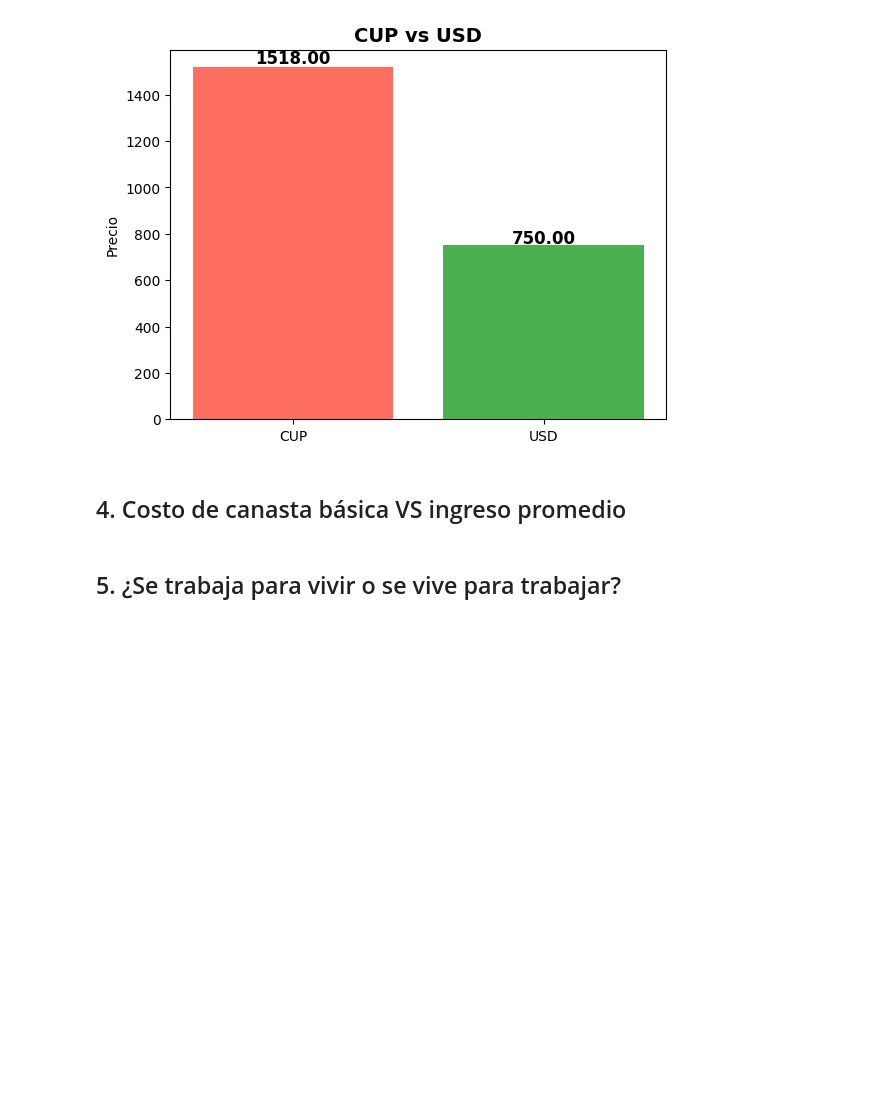
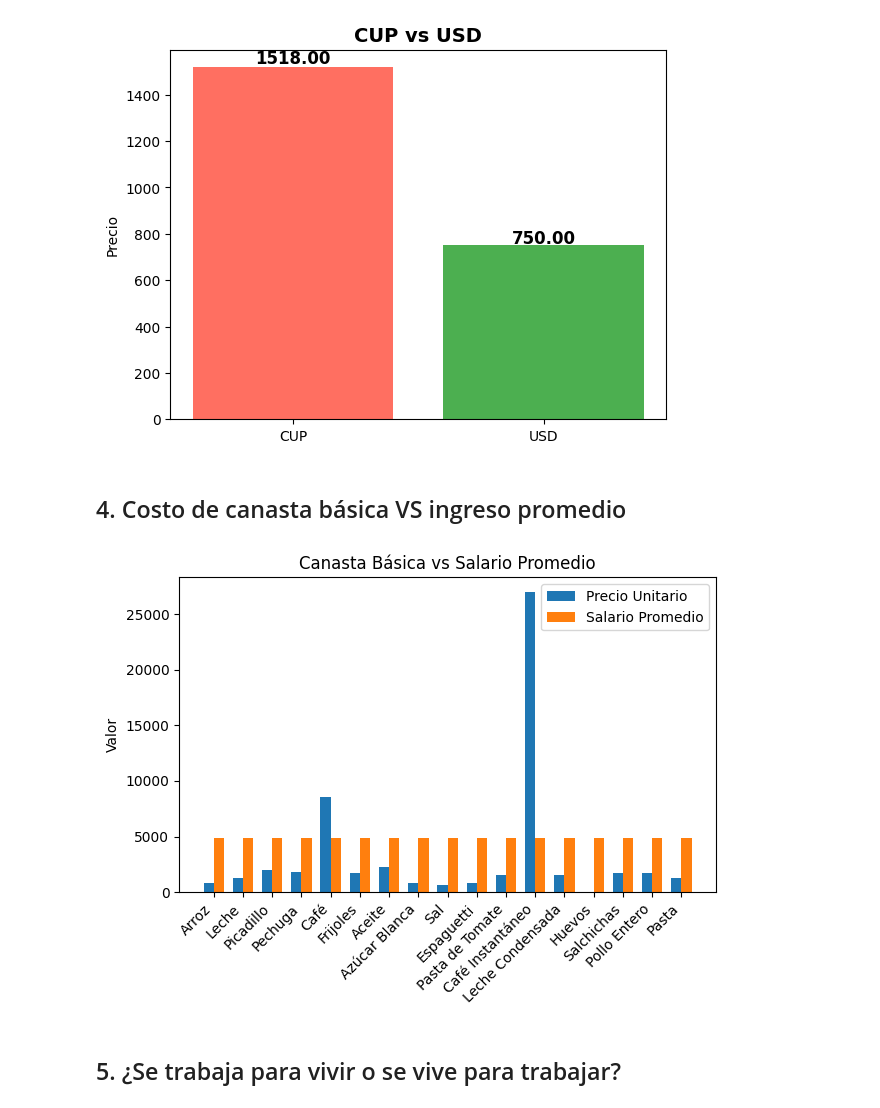
Before and after one commit to L14Npy/project_01, a Jupyter notebook: storytelling.ipynb, the cells around one changed output. Drawn from its saved outputs; the diff is of its cells as text; code cells hidden in the pictures; blank space fills up the shorter version.

```diff
--- a/storytelling.ipynb
+++ b/storytelling.ipynb
@@ -117,6 +74,10 @@ plt.show()
 [figure]
 # %% [markdown]
 ## 4. Costo de canasta básica VS ingreso promedio
+# %%
+ChartBarGroup()
+# %% [output]
+[figure, added]
 # %% [markdown]
 ## 5. ¿Se trabaja para vivir o se vive para trabajar?
 # %%
```
Also changed, not shown: parts of 5 cells of this notebook, 4 other files.
